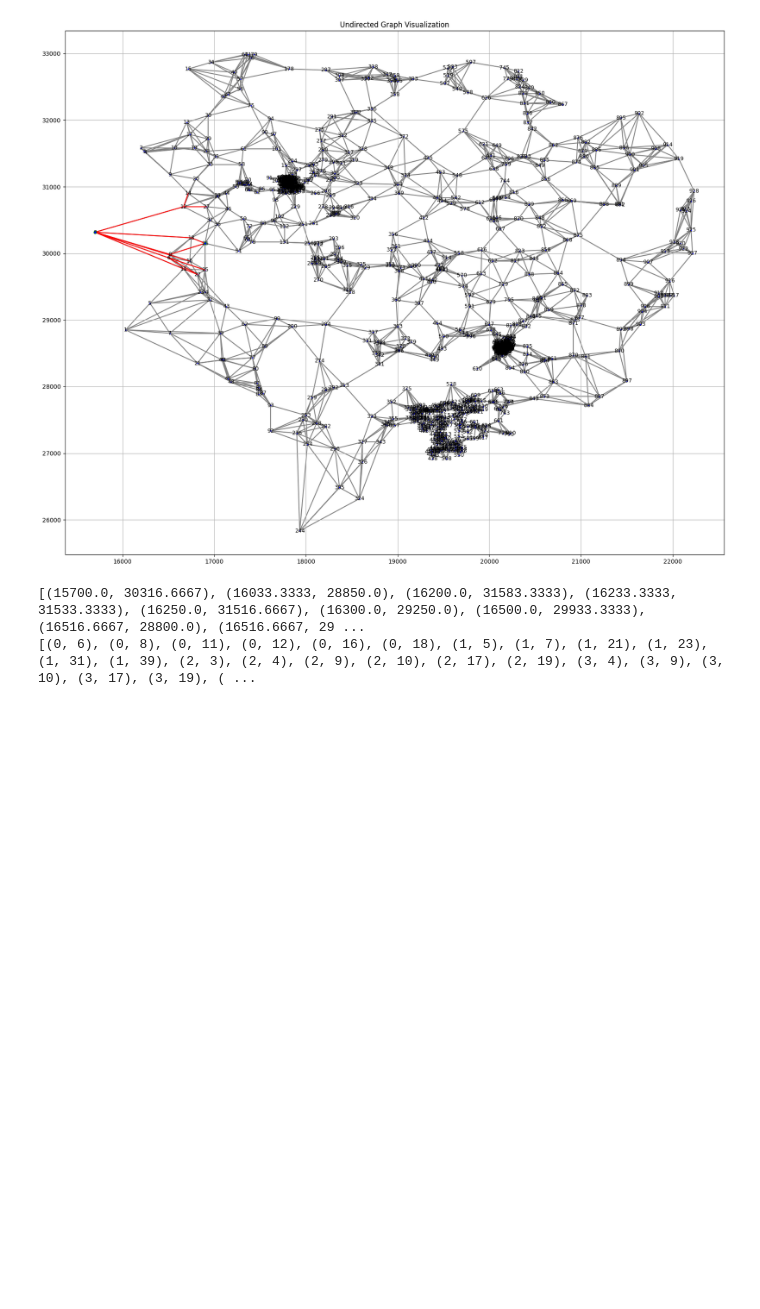
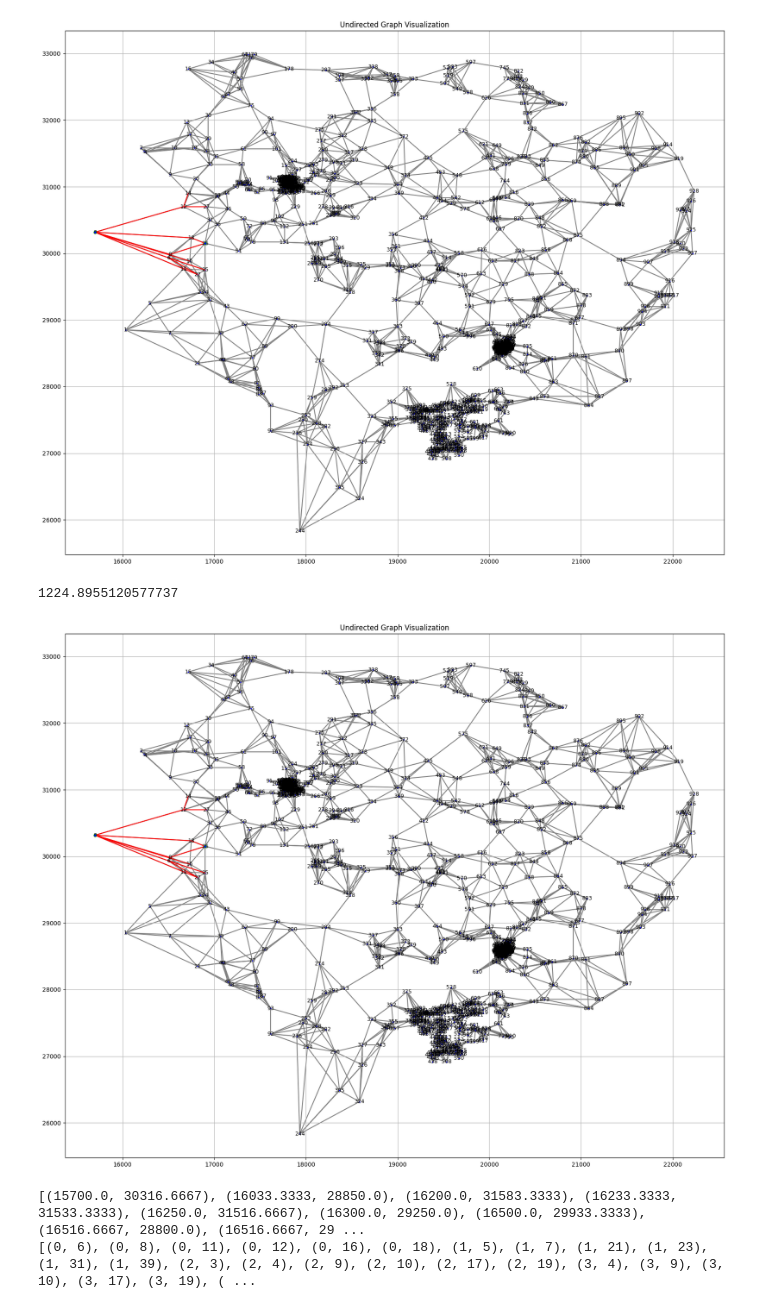
Before and after one commit to ADVXNCEz/shortest-map, a Jupyter notebook: 02.ipynb, the cells around one changed output. Cells and saved outputs as stored; diff of their text form; code cells hidden in the pictures; blank space fills up the shorter version.

Commit message:
a_star 2

```diff
--- a/02.ipynb
+++ b/02.ipynb
@@ -65,18 +65,19 @@ plot_tsp(nodes, show_path=True)
 class graph():
     def __init__(self,size,nodes):
         self.size = size
-        self.box = [[0]* size for _ in range(size)]
+        self.distance = [[0]* size for _ in range(size)]
+        self.euclidean_distance = [[0]* size for _ in range(size)]
         self.nodes = nodes
 
     def parrent_nodes(self,u,v,weight):
-        self.box[u][v] = weight
-        self.box[v][u] = weight
+        self.distance[u][v] = weight
+        self.distance[v][u] = weight
 
     def make_edges(self):
         self.edges = []
         for i in range(self.size):
             for j in range(i + 1, self.size):  # Only upper triangle
-                if self.box[i][j] != 0:
+                if self.distance[i][j] != 0:
                     self.edges.append((i, j))
 
     def euclidean(self,node1,node2):
@@ -91,7 +92,7 @@ class graph():
             for idx, node2 in enumerate(self.nodes):
                 distance = self.euclidean(node1, node2)
                 distances.append((distance, idx))
-
+                self.euclidean_distance.append((distance,num,idx))
             # Sort by distance (smallest first)
             distances.sort()
 
@@ -147,7 +148,7 @@ class graph():
         while Queue:
             current_node, current_cost = Queue.pop(0)
             if(visited[current_node] == 1): continue
-            for neighbor, weight in enumerate(self.box[current_node]):
+            for neighbor, weight in enumerate(self.distance[current_node]):
                 if(weight != 0):
                     new_cost = weight + current_cost
                     visited[current_node] = 1
@@ -159,6 +160,31 @@ class graph():
 
         print(cost[end])
         self.visualize_graph_matplotlib(2)
+
+    def A_star(self,start,end):
+        self.start = start
+        self.end = end
+        cost =  [sys.maxsize]*self.size
+        cost[start] = 0
+        visited =  [0]* self.size
+        self.history = []
+
+        Queue = [(start,0)]
+        while Queue:
+            current_node, current_cost = Queue.pop(0)
+            if(visited[current_node] == 1): continue
+            for neighbor, weight in enumerate(self.distance[current_node]):
+                if(weight != 0):
+                    new_cost = weight + current_cost + self.euclidean_distance
+                    visited[current_node] = 1
+                    if(new_cost < cost[neighbor] and new_cost < cost[end]):
+                        cost[neighbor] = new_cost
+                        if(neighbor != end):
+                            Queue.append((neighbor,new_cost))
+                        self.history.append((current_node,neighbor))
+
+        print(cost[end])
+        self.visualize_graph_matplotlib(2)
 # %%
 My_Graph = graph(929, nodes)
 My_Graph.K_nearest(6)
@@ -168,6 +194,11 @@ My_Graph.dijkstra(0,26)
 # %% [output]
 1224.8955120577737
 [figure]
+# %%
+My_Graph.A_star(0,26)
+# %% [output]
+1224.8955120577737
+[figure, added]
 # %%
 #print(My_Graph.box[1])
 print(My_Graph.nodes)
```
Also changed, not shown: parts of 2 cells of this notebook.
